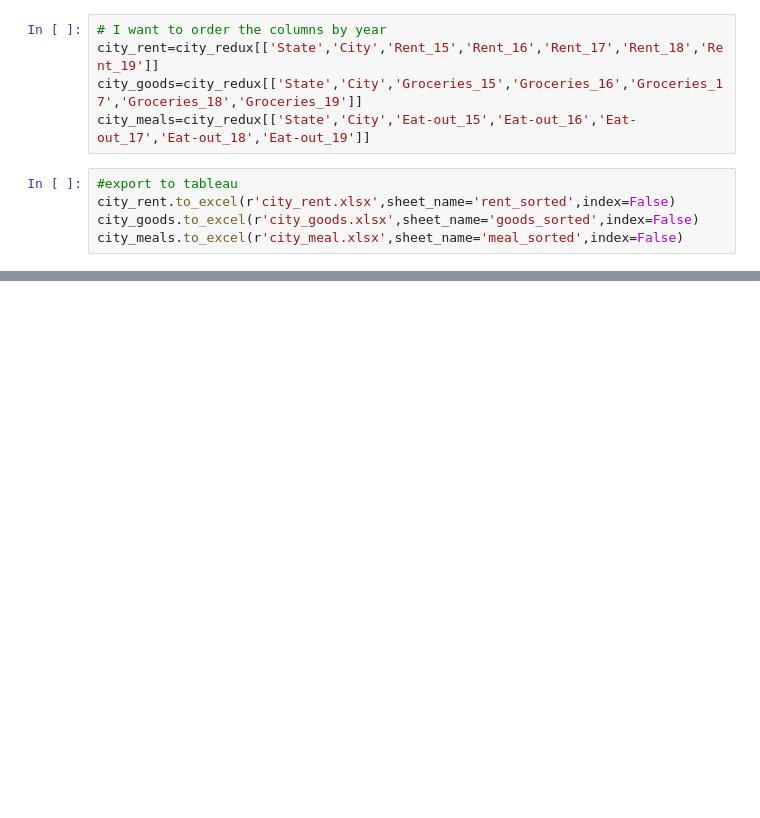
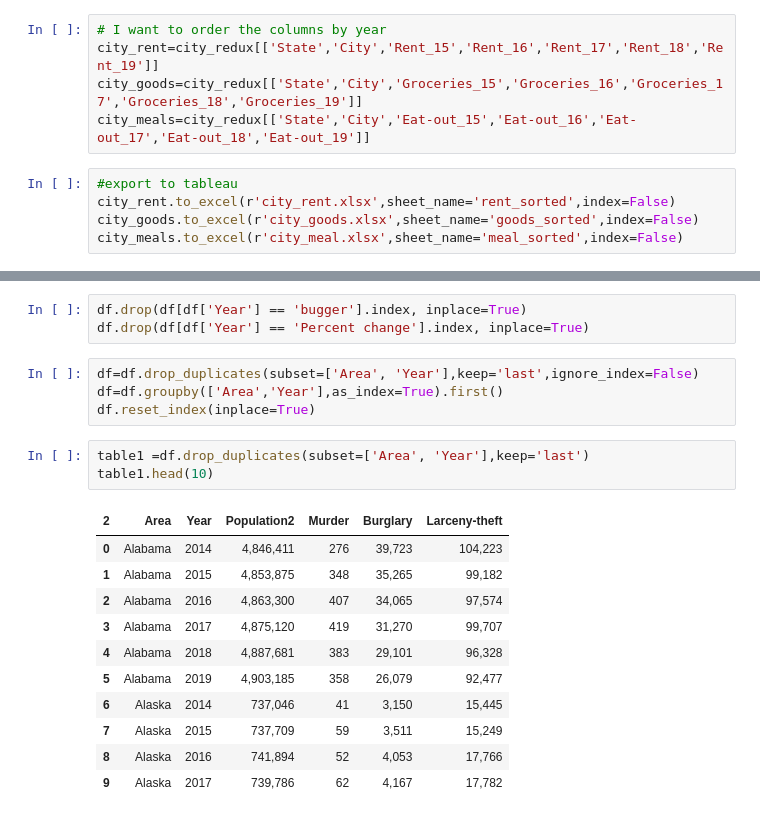
Before and after one commit to Cuiweiyi/CALEA_and_crime, a Jupyter notebook: notebook/Crime_and_Cost_Living.ipynb, the cells around one changed output, grey strips where cells are left out. Saved outputs shown, nothing was run; the diff lists cells and outputs as text; blank space fills up the shorter version.

```diff
--- a/notebook/Crime_and_Cost_Living.ipynb
+++ b/notebook/Crime_and_Cost_Living.ipynb
@@ -457,0 +1123,22 @@ steal5=cr15[['Area','Year','Population2','Burglary', 'Larceny-theft]]
+# %%
+df.drop(df[df['Year'] == 'bugger'].index, inplace=True)
+df.drop(df[df['Year'] == 'Percent change'].index, inplace=True)
+# %%
+df=df.drop_duplicates(subset=['Area', 'Year'],keep='last',ignore_index=False)
+df=df.groupby(['Area','Year'],as_index=True).first()
+df.reset_index(inplace=True)
+# %%
+table1 =df.drop_duplicates(subset=['Area', 'Year'],keep='last')
+table1.head(10)
+# %% [output]
+| 2 | Area | Year | Population2 | Murder | Burglary | Larceny-theft |
+| 0 | Alabama | 2014 | 4,846,411 | 276 | 39,723 | 104,223 |
+| 1 | Alabama | 2015 | 4,853,875 | 348 | 35,265 | 99,182 |
+| 2 | Alabama | 2016 | 4,863,300 | 407 | 34,065 | 97,574 |
+| 3 | Alabama | 2017 | 4,875,120 | 419 | 31,270 | 99,707 |
+| 4 | Alabama | 2018 | 4,887,681 | 383 | 29,101 | 96,328 |
+| 5 | Alabama | 2019 | 4,903,185 | 358 | 26,079 | 92,477 |
+| 6 | Alaska | 2014 | 737,046 | 41 | 3,150 | 15,445 |
+| 7 | Alaska | 2015 | 737,709 | 59 | 3,511 | 15,249 |
+| 8 | Alaska | 2016 | 741,894 | 52 | 4,053 | 17,766 |
+| 9 | Alaska | 2017 | 739,786 | 62 | 4,167 | 17,782 |
```
Also changed, not shown: parts of 77 cells of this notebook.
